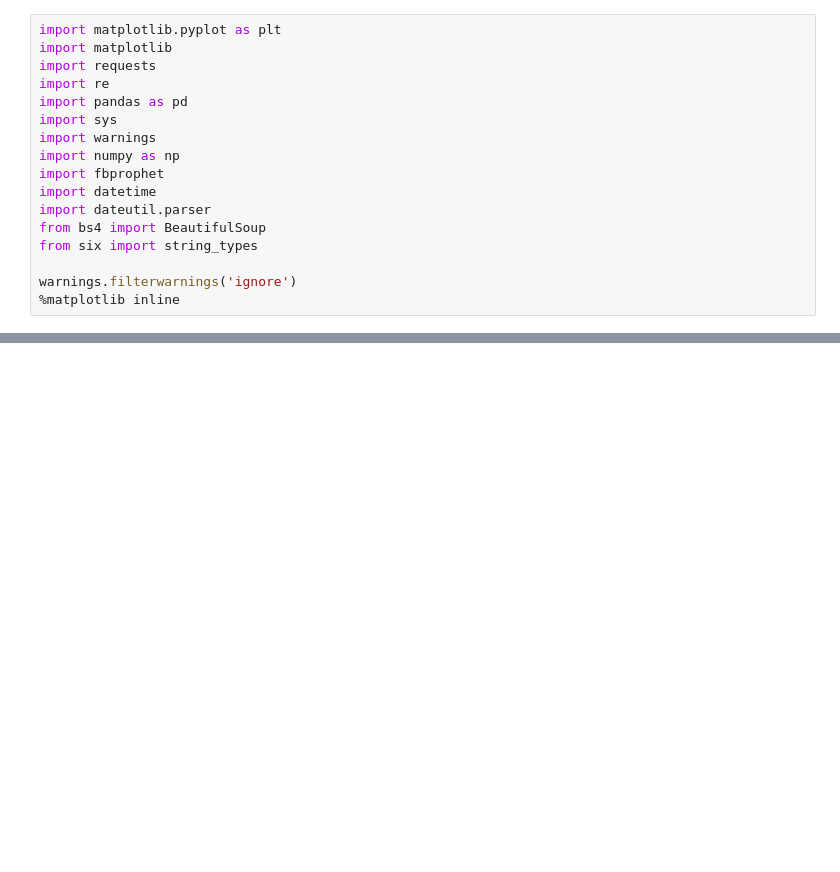
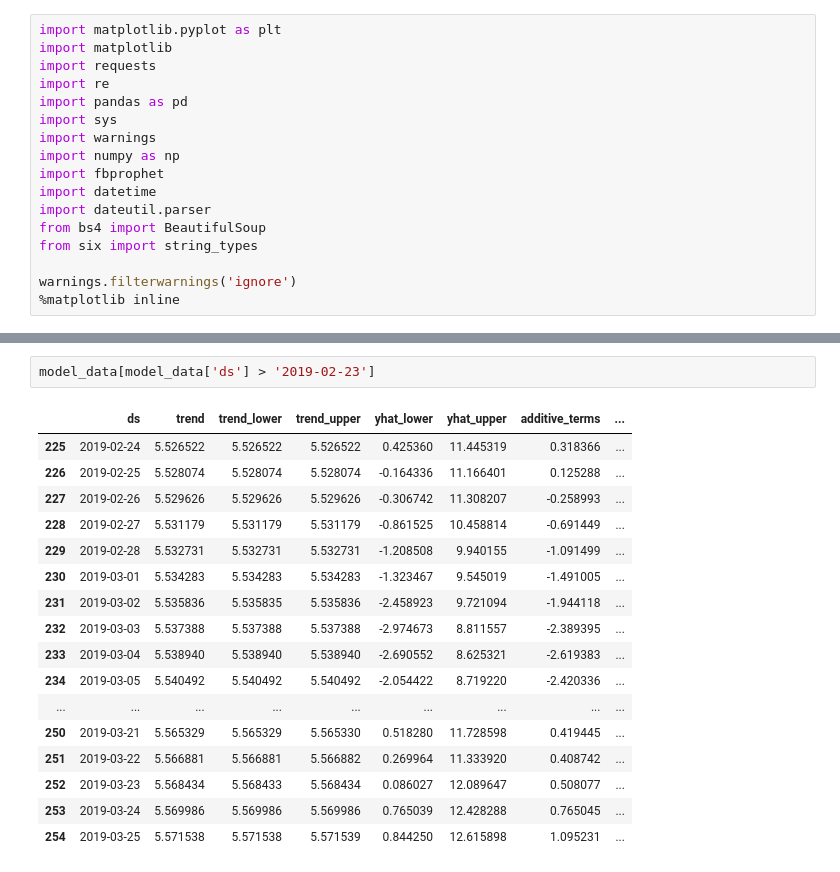
Before and after one commit to maggiemagnuson/HockeyPlayerPredictor, a Jupyter notebook: Forecaster.ipynb, the cells around one changed output, grey strips where cells are left out. Drawn from its saved outputs; the diff is of its cells as text; blank space fills up the shorter version.

```diff
--- a/Forecaster.ipynb
+++ b/Forecaster.ipynb
@@ -563,3 +573,23 @@ Predicted Points on 2019-03-23 = $7.07
+# %%
+model_data[model_data['ds'] > '2019-02-23']
+# %% [output]
+|  | ds | trend | trend_lower | trend_upper | yhat_lower | yhat_upper | additive_terms | ... |
+| 225 | 2019-02-24 | 5.526522 | 5.526522 | 5.526522 | 0.425360 | 11.445319 | 0.318366 | ... |
+| 226 | 2019-02-25 | 5.528074 | 5.528074 | 5.528074 | -0.164336 | 11.166401 | 0.125288 | ... |
+| 227 | 2019-02-26 | 5.529626 | 5.529626 | 5.529626 | -0.306742 | 11.308207 | -0.258993 | ... |
+| 228 | 2019-02-27 | 5.531179 | 5.531179 | 5.531179 | -0.861525 | 10.458814 | -0.691449 | ... |
+| 229 | 2019-02-28 | 5.532731 | 5.532731 | 5.532731 | -1.208508 | 9.940155 | -1.091499 | ... |
+| 230 | 2019-03-01 | 5.534283 | 5.534283 | 5.534283 | -1.323467 | 9.545019 | -1.491005 | ... |
+| 231 | 2019-03-02 | 5.535836 | 5.535835 | 5.535836 | -2.458923 | 9.721094 | -1.944118 | ... |
+| 232 | 2019-03-03 | 5.537388 | 5.537388 | 5.537388 | -2.974673 | 8.811557 | -2.389395 | ... |
+| 233 | 2019-03-04 | 5.538940 | 5.538940 | 5.538940 | -2.690552 | 8.625321 | -2.619383 | ... |
+| 234 | 2019-03-05 | 5.540492 | 5.540492 | 5.540492 | -2.054422 | 8.719220 | -2.420336 | ... |
+| ... | ... | ... | ... | ... | ... | ... | ... | ... |
+| 250 | 2019-03-21 | 5.565329 | 5.565329 | 5.565330 | 0.518280 | 11.728598 | 0.419445 | ... |
+| 251 | 2019-03-22 | 5.566881 | 5.566881 | 5.566882 | 0.269964 | 11.333920 | 0.408742 | ... |
+| 252 | 2019-03-23 | 5.568434 | 5.568433 | 5.568434 | 0.086027 | 12.089647 | 0.508077 | ... |
+| 253 | 2019-03-24 | 5.569986 | 5.569986 | 5.569986 | 0.765039 | 12.428288 | 0.765045 | ... |
+| 254 | 2019-03-25 | 5.571538 | 5.571538 | 5.571539 | 0.844250 | 12.615898 | 1.095231 | ... |
 # %%
 forecaster.plot_points()
 # %% [output]
```
Also changed, not shown: parts of 6 cells of this notebook.
